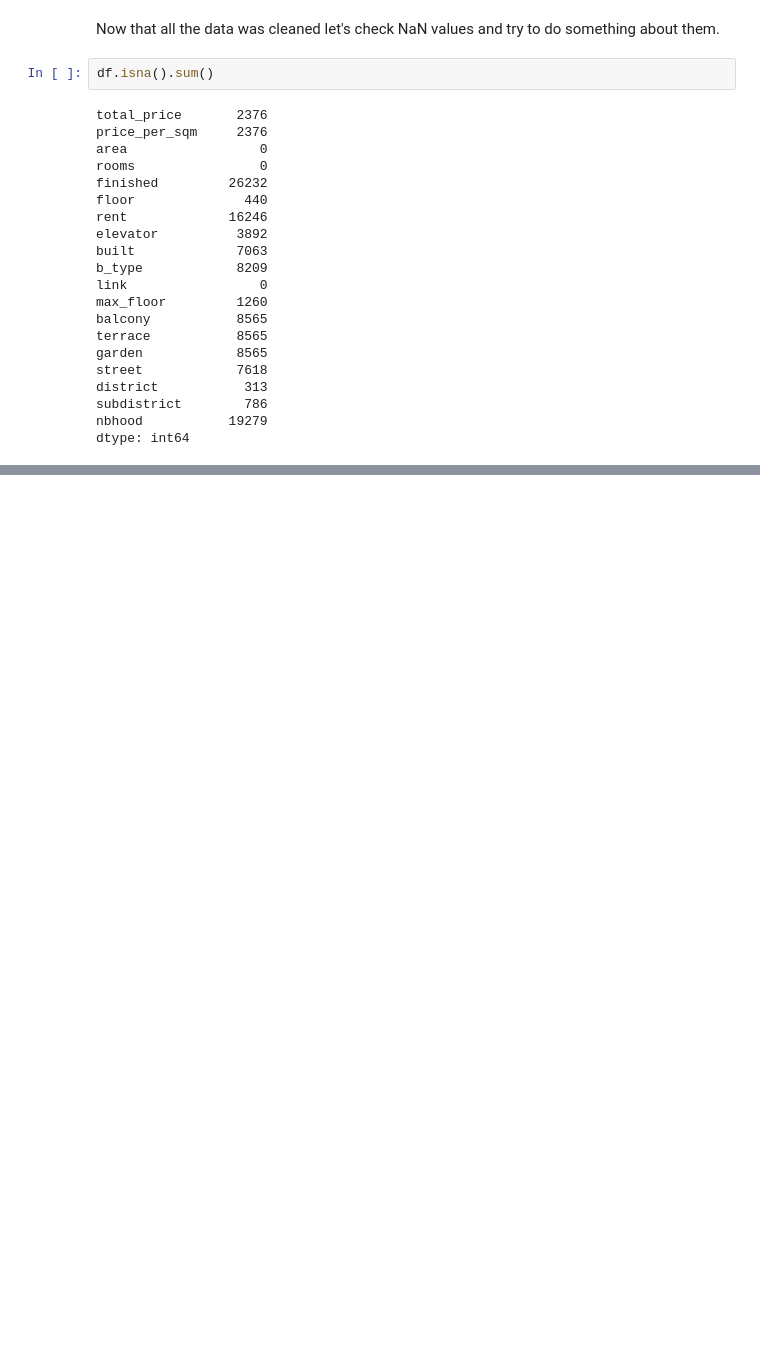
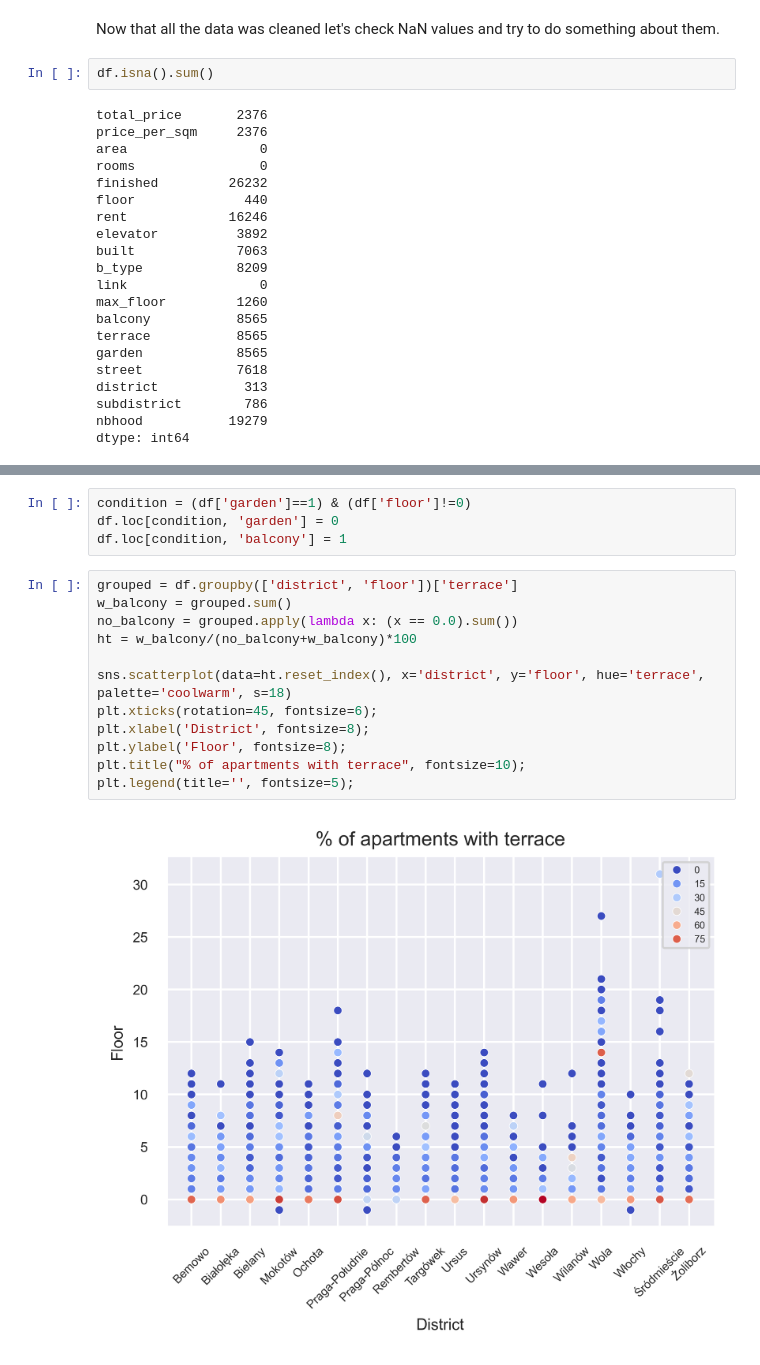
Before and after one commit to mateuszel/apartment-price-prediction, a Jupyter notebook: eda.ipynb, the cells around one changed output, grey strips where cells are left out. Saved outputs shown, nothing was run; the diff lists cells and outputs as text; blank space fills up the shorter version.

```diff
--- a/eda.ipynb
+++ b/eda.ipynb
@@ -621,0 +720,18 @@ dtype: int64
+# %%
+condition = (df['garden']==1) & (df['floor']!=0)
+df.loc[condition, 'garden'] = 0
+df.loc[condition, 'balcony'] = 1
+# %%
+grouped = df.groupby(['district', 'floor'])['terrace']
+w_balcony = grouped.sum()
+no_balcony = grouped.apply(lambda x: (x == 0.0).sum())
+ht = w_balcony/(no_balcony+w_balcony)*100
+
+sns.scatterplot(data=ht.reset_index(), x='district', y='floor', hue='terrace', palette='coolwarm', s=18)
+plt.xticks(rotation=45, fontsize=6);
+plt.xlabel('District', fontsize=8);
+plt.ylabel('Floor', fontsize=8);
+plt.title("% of apartments with terrace", fontsize=10);
+plt.legend(title='', fontsize=5);
+# %% [output]
+[figure, added]
```
Also changed, not shown: parts of 103 cells of this notebook, 2 other files.
